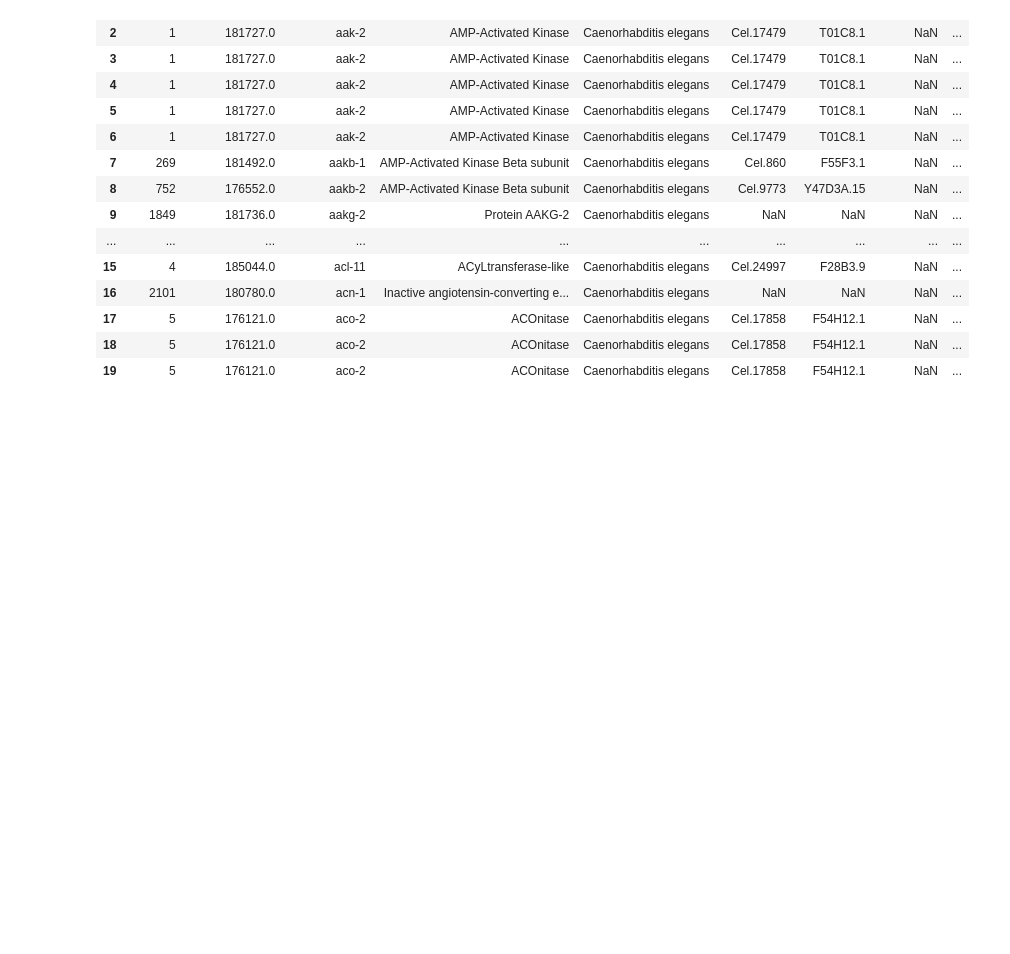
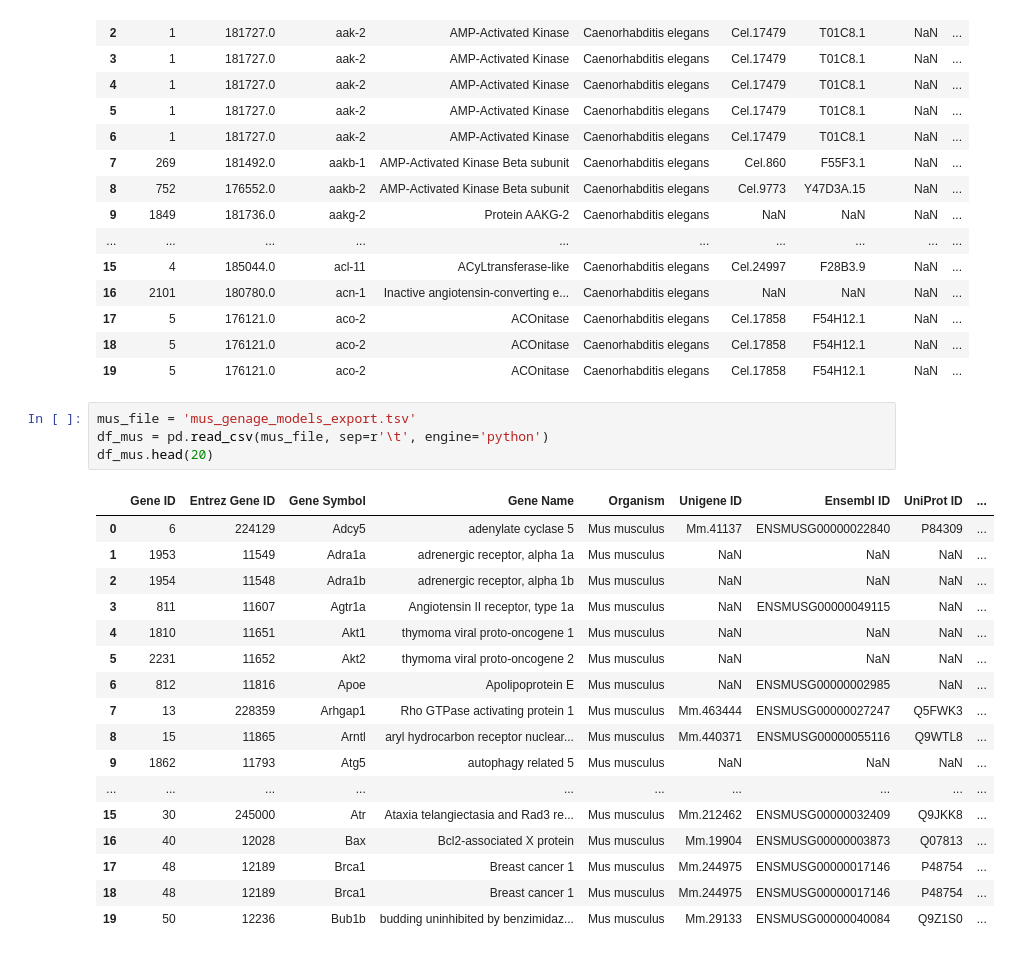
Before and after one commit to JoyMace/HomologousGenes, a Jupyter notebook: Project.ipynb, the cells around one changed output. Saved outputs shown, nothing was run; the diff lists cells and outputs as text; blank space fills up the shorter version.

```diff
--- a/Project.ipynb
+++ b/Project.ipynb
@@ -195,3 +204,25 @@ df_worm.head(20)
 | 17 | 5 | 176121.0 | aco-2 | ACOnitase | Caenorhabditis elegans | Cel.17858 | F54H12.1 | NaN | ... |
 | 18 | 5 | 176121.0 | aco-2 | ACOnitase | Caenorhabditis elegans | Cel.17858 | F54H12.1 | NaN | ... |
 | 19 | 5 | 176121.0 | aco-2 | ACOnitase | Caenorhabditis elegans | Cel.17858 | F54H12.1 | NaN | ... |
+# %%
+mus_file = 'mus_genage_models_export.tsv'
+df_mus = pd.read_csv(mus_file, sep=r'\t', engine='python')
+df_mus.head(20)
+# %% [output]
+|  | Gene ID | Entrez Gene ID | Gene Symbol | Gene Name | Organism | Unigene ID | Ensembl ID | UniProt ID | ... |
+| 0 | 6 | 224129 | Adcy5 | adenylate cyclase 5 | Mus musculus | Mm.41137 | ENSMUSG00000022840 | P84309 | ... |
+| 1 | 1953 | 11549 | Adra1a | adrenergic receptor, alpha 1a | Mus musculus | NaN | NaN | NaN | ... |
+| 2 | 1954 | 11548 | Adra1b | adrenergic receptor, alpha 1b | Mus musculus | NaN | NaN | NaN | ... |
+| 3 | 811 | 11607 | Agtr1a | Angiotensin II receptor, type 1a | Mus musculus | NaN | ENSMUSG00000049115 | NaN | ... |
+| 4 | 1810 | 11651 | Akt1 | thymoma viral proto-oncogene 1 | Mus musculus | NaN | NaN | NaN | ... |
+| 5 | 2231 | 11652 | Akt2 | thymoma viral proto-oncogene 2 | Mus musculus | NaN | NaN | NaN | ... |
+| 6 | 812 | 11816 | Apoe | Apolipoprotein E | Mus musculus | NaN | ENSMUSG00000002985 | NaN | ... |
+| 7 | 13 | 228359 | Arhgap1 | Rho GTPase activating protein 1 | Mus musculus | Mm.463444 | ENSMUSG00000027247 | Q5FWK3 | ... |
+| 8 | 15 | 11865 | Arntl | aryl hydrocarbon receptor nuclear... | Mus musculus | Mm.440371 | ENSMUSG00000055116 | Q9WTL8 | ... |
+| 9 | 1862 | 11793 | Atg5 | autophagy related 5 | Mus musculus | NaN | NaN | NaN | ... |
+| ... | ... | ... | ... | ... | ... | ... | ... | ... | ... |
+| 15 | 30 | 245000 | Atr | Ataxia telangiectasia and Rad3 re... | Mus musculus | Mm.212462 | ENSMUSG00000032409 | Q9JKK8 | ... |
+| 16 | 40 | 12028 | Bax | Bcl2-associated X protein | Mus musculus | Mm.19904 | ENSMUSG00000003873 | Q07813 | ... |
+| 17 | 48 | 12189 | Brca1 | Breast cancer 1 | Mus musculus | Mm.244975 | ENSMUSG00000017146 | P48754 | ... |
+| 18 | 48 | 12189 | Brca1 | Breast cancer 1 | Mus musculus | Mm.244975 | ENSMUSG00000017146 | P48754 | ... |
+| 19 | 50 | 12236 | Bub1b | budding uninhibited by benzimidaz... | Mus musculus | Mm.29133 | ENSMUSG00000040084 | Q9Z1S0 | ... |
```
Also changed, not shown: parts of 6 cells of this notebook.
